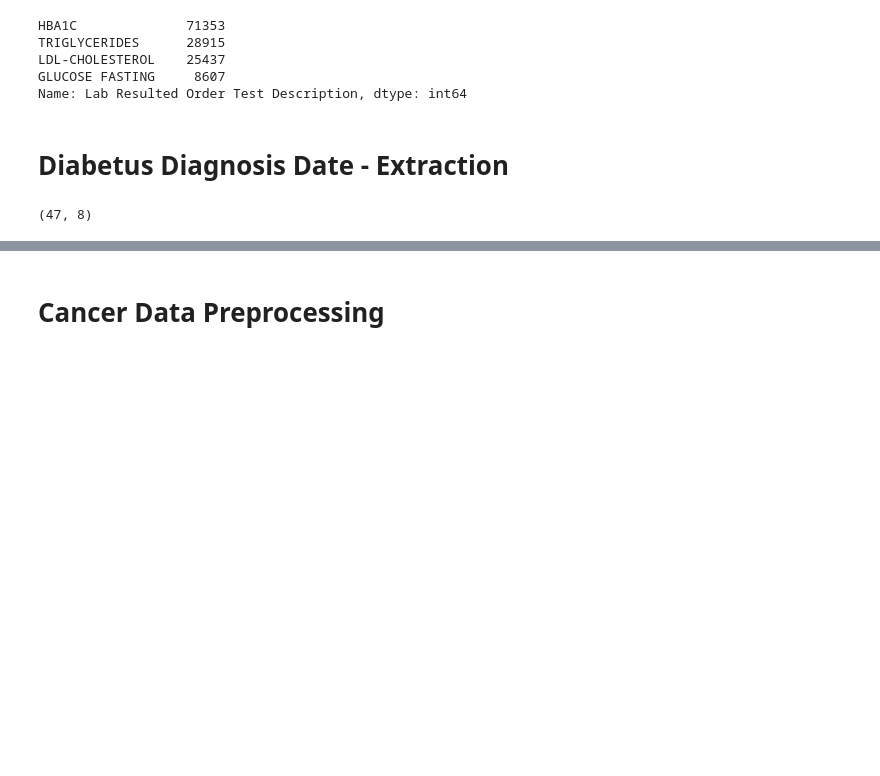
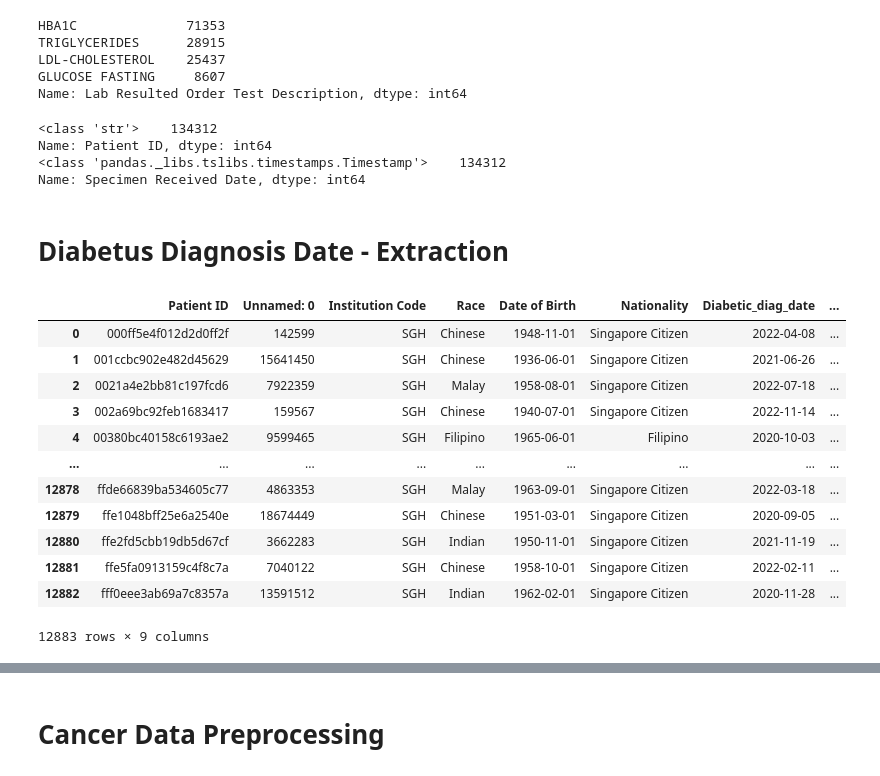
Before and after one commit to andrea-twl/DM-cancer-risk-validation, a Jupyter notebook: notebooks/03_data preprocessing.ipynb, the cells around one changed output, grey strips where cells are left out. Cells and saved outputs as stored; diff of their text form; code cells hidden in the pictures; blank space fills up the shorter version.

```diff
--- a/notebooks/03_data preprocessing.ipynb
+++ b/notebooks/03_data preprocessing.ipynb
@@ -299,14 +301,44 @@ TRIGLYCERIDES      28915
 LDL-CHOLESTEROL    25437
 GLUCOSE FASTING     8607
 Name: Lab Resulted Order Test Description, dtype: int64
+# %%
+#print(filtered_labs_df[filtered_labs_df['Patient ID'].apply(lambda x: isinstance(x,list))])
+#print(filtered_labs_df[filtered_labs_df['Specimen Received Date'].apply(lambda x: isinstance(x,list))])
+
+print(filtered_labs_df['Patient ID'].apply(type).value_counts())
+print(filtered_labs_df['Specimen Received Date'].apply(type).value_counts())
+# %% [output]
+<class 'str'>    134312
+Name: Patient ID, dtype: int64
+<class 'pandas._libs.tslibs.timestamps.Timestamp'>    134312
+Name: Specimen Received Date, dtype: int64
 # %% [markdown]
 # Diabetus Diagnosis Date - Extraction
 # %%
-ICD_codes = ('E08','E09','E10','E11','E13')
+# Based on ICD codes
+'''ICD_codes = ('E08','E09','E10','E11','E13')
 
 
 D_diag = diag_df[diag_df['Diagnosis Code (ICD10)'].isin(ICD_codes)]
 print(D_diag.shape)
-D_diag
+D_diag'''
+
+Hba1c_high = filtered_labs_df[(filtered_labs_df["Lab Resulted Order Test Description"] == "HBA1C") & (filtered_labs_df["Result Value"] > 6.5)]
+
+first_high_hba1c = (Hba1c_high.sort_values(['Patient ID']). groupby("Patient ID").first().reset_index().rename(columns={"Specimen Received Date": "Diabetic_diag_date"}))
+
+first_high_hba1c
 # %% [output]
+|  | Patient ID | Unnamed: 0 | Institution Code | Race | Date of Birth | Nationality | Diabetic_diag_date | ... |
+| 0 | 000ff5e4f012d2d0ff2f | 142599 | SGH | Chinese | 1948-11-01 | Singapore Citizen | 2022-04-08 | ... |
+| 1 | 001ccbc902e482d45629 | 15641450 | SGH | Chinese | 1936-06-01 | Singapore Citizen | 2021-06-26 | ... |
+| 2 | 0021a4e2bb81c197fcd6 | 7922359 | SGH | Malay | 1958-08-01 | Singapore Citizen | 2022-07-18 | ... |
+| 3 | 002a69bc92feb1683417 | 159567 | SGH | Chinese | 1940-07-01 | Singapore Citizen | 2022-11-14 | ... |
+| 4 | 00380bc40158c6193ae2 | 9599465 | SGH | Filipino | 1965-06-01 | Filipino | 2020-10-03 | ... |
+| ... | ... | ... | ... | ... | ... | ... | ... | ... |
+| 12878 | ffde66839ba534605c77 | 4863353 | SGH | Malay | 1963-09-01 | Singapore Citizen | 2022-03-18 | ... |
+| 12879 | ffe1048bff25e6a2540e | 18674449 | SGH | Chinese | 1951-03-01 | Singapore Citizen | 2020-09-05 | ... |
+| 12880 | ffe2fd5cbb19db5d67cf | 3662283 | SGH | Indian | 1950-11-01 | Singapore Citizen | 2021-11-19 | ... |
+| 12881 | ffe5fa0913159c4f8c7a | 7040122 | SGH | Chinese | 1958-10-01 | Singapore Citizen | 2022-02-11 | ... |
+| 12882 | fff0eee3ab69a7c8357a | 13591512 | SGH | Indian | 1962-02-01 | Singapore Citizen | 2020-11-28 | ... |
-(47, 8)
+12883 rows × 9 columns
```
Also changed, not shown: parts of 34 cells of this notebook, 1 other file.
